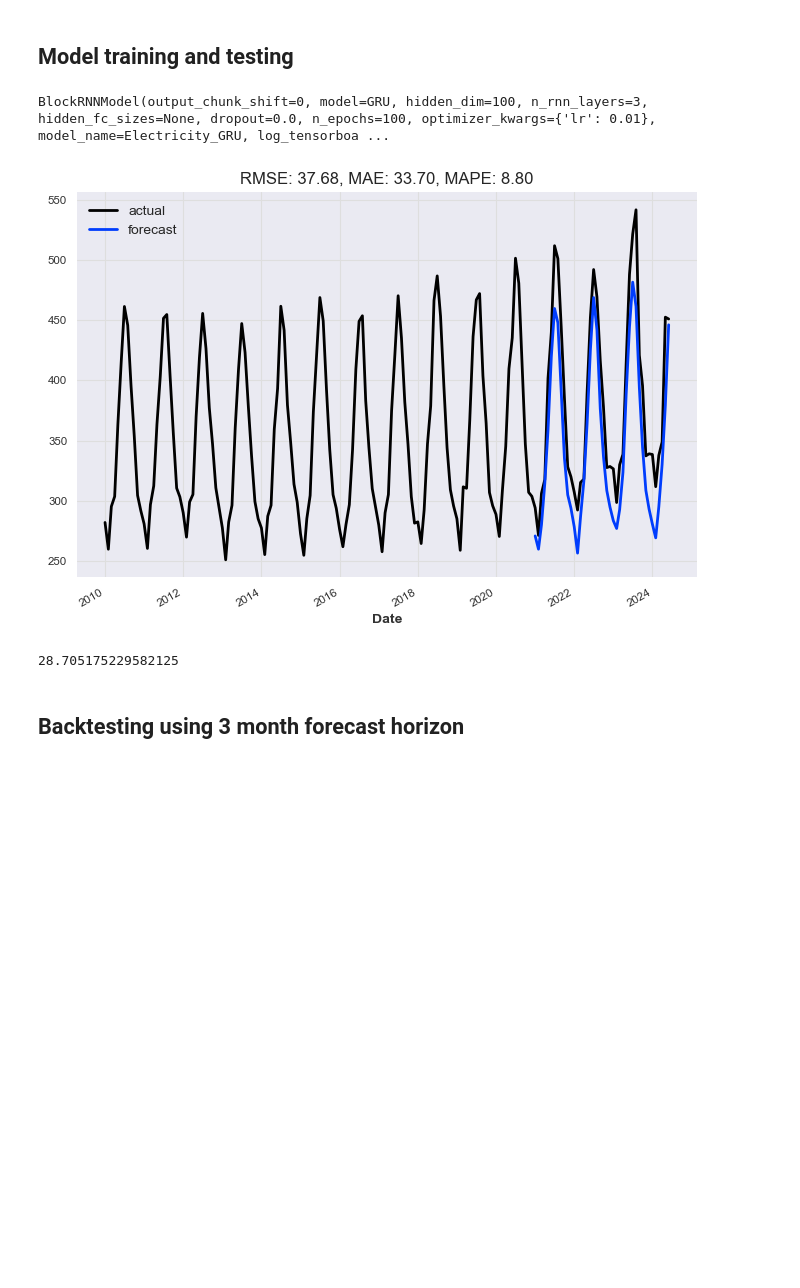
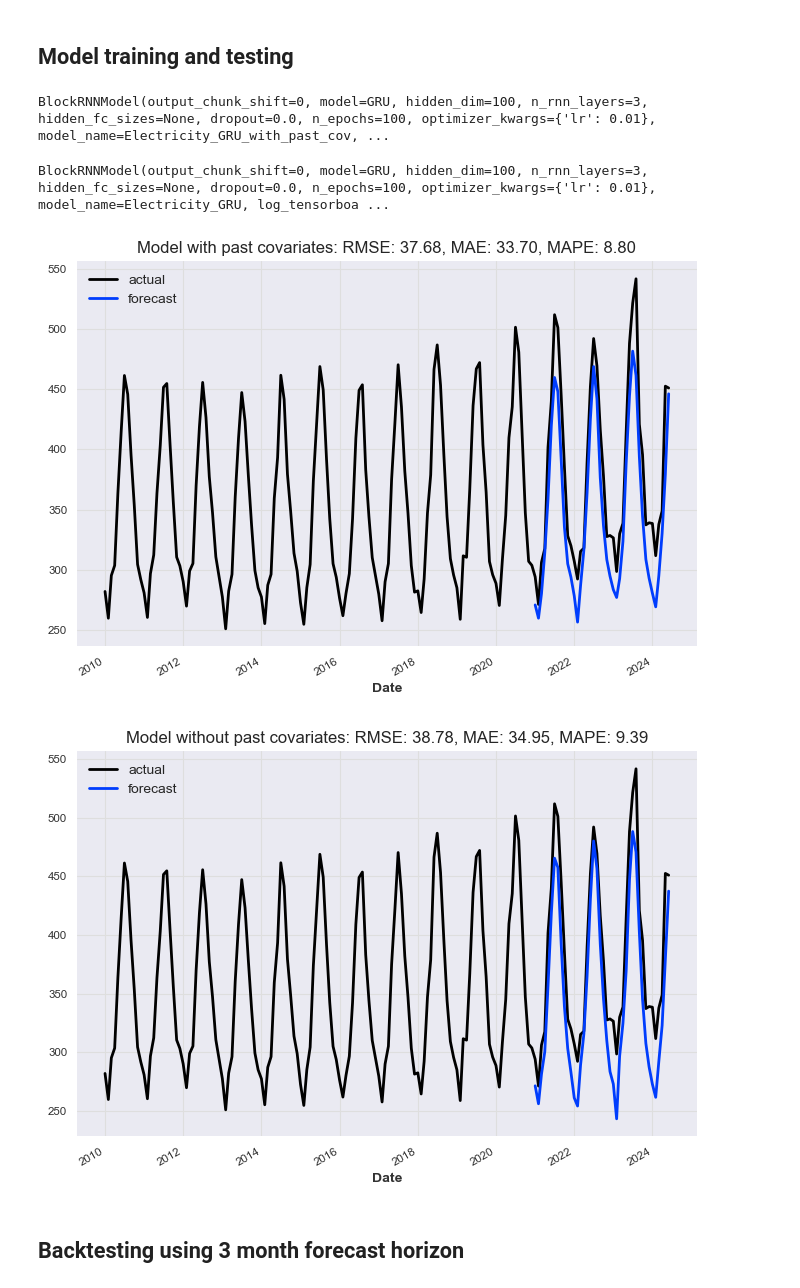
Before and after one commit to TheVeryCoolJackson/COMPSCI760-Electricity-Timeseries, a Jupyter notebook: RNN_test/RNN_test.ipynb, the cells around one changed output. Drawn from its saved outputs; the diff is of its cells as text; code cells hidden in the pictures; blank space fills up the shorter version.

Commit message:
backtesting with retrain and both with, without past covariates are checked

```diff
--- a/RNN_test/RNN_test.ipynb
+++ b/RNN_test/RNN_test.ipynb
@@ -106,13 +106,14 @@ import logging
 
 logging.disable(logging.CRITICAL)
 # %%
+# with past covariates
 model_gru = BlockRNNModel(
     model="GRU",
     n_rnn_layers=3,
     hidden_dim=100,
     n_epochs=100,
     optimizer_kwargs={"lr": 1e-2},
-    model_name="Electricity_GRU",
+    model_name="Electricity_GRU_with_past_cov",
     log_tensorboard=True,
     input_chunk_length=36,
     save_checkpoints=True,
@@ -125,25 +126,49 @@ model_gru.fit(train_target,
    past_covariates = train_past_cov,
     verbose=False)
 # %% [output]
-BlockRNNModel(output_chunk_shift=0, model=GRU, hidden_dim=100, n_rnn_layers=3, hidden_fc_sizes=None, dropout=0.0, n_epochs=100, optimizer_kwargs={'lr': 0.01}, model_name=Electricity_GRU, log_tensorboa ...
+BlockRNNModel(output_chunk_shift=0, model=GRU, hidden_dim=100, n_rnn_layers=3, hidden_fc_sizes=None, dropout=0.0, n_epochs=100, optimizer_kwargs={'lr': 0.01}, model_name=Electricity_GRU_with_past_cov, ...
+# %%
+# without past covariates
+model_gru_no_past_cov = BlockRNNModel(
+    model="GRU",
+    n_rnn_layers=3,
+    hidden_dim=100,
+    n_epochs=100,
+    optimizer_kwargs={"lr": 1e-2},
+    model_name="Electricity_GRU",
+    log_tensorboard=True,
+    input_chunk_length=36,
+    save_checkpoints=True,
+    force_reset = True,
+    output_chunk_length=42,
+    random_state=20
+)
+
+# with past covariates
+model_gru_no_past_cov.fit(train_target,
+    verbose=False)
+# %% [output]
+BlockRNNModel(output_chunk_shift=0, model=GRU, hidden_dim=100, n_rnn_layers=3, hidden_fc_sizes=None, dropout=0.0, n_epochs=100, optimizer_kwargs={'lr': 0.01}, model_name=Electricity_GRU, log_tensorboa ...
 # %%
 def eval_model(model):
     pred_series = model.predict(n=42)
     plt.figure(figsize=(8, 5))
     pred_series_reversed = transformer_target.inverse_transform(pred_series)
     ts['Est. Total consumption (GWh)'].plot(label="actual")
     pred_series_reversed['Est. Total consumption (GWh)'].plot(label="forecast")
-
-    plt.title("RMSE: {:.2f}, MAE: {:.2f}, MAPE: {:.2f}".format(rmse(val_target_og, pred_series_reversed), mae(val_target_og, pred_series_reversed), mape(val_target_og, pred_series_reversed)))
-    plt.legend()
-    return pred_series
+    if model.model_name.find("past_cov") != -1:
+        plt.title("Model with past covariates: RMSE: {:.2f}, MAE: {:.2f}, MAPE: {:.2f}".format(rmse(val_target_og, pred_series_reversed), mae(val_target_og, pred_series_reversed), mape(val_target_og, pred_series_reversed)))
+        plt.legend()
+        return pred_series
+    else:
+        plt.title("Model without past covariates: RMSE: {:.2f}, MAE: {:.2f}, MAPE: {:.2f}".format(rmse(val_target_og, pred_series_reversed), mae(val_target_og, pred_series_reversed), mape(val_target_og, pred_series_reversed)))
+        plt.legend()
+        return pred_series
 
 pred_series_transformed = eval_model(model_gru)
+pred_series_transformed_no_past_cov = eval_model(model_gru_no_past_cov)
 # %% [output]
-[figure, old version]
+[figure, new version]
+[figure, added]
-# %%
-mae(transformer_target.inverse_transform(val_target), transformer_target.inverse_transform(pred_series_transformed))
-# %% [output]
-28.705175229582125
 # %% [markdown]
 ## Backtesting using 3 month forecast horizon
```
Also changed, not shown: parts of 4 cells of this notebook.
